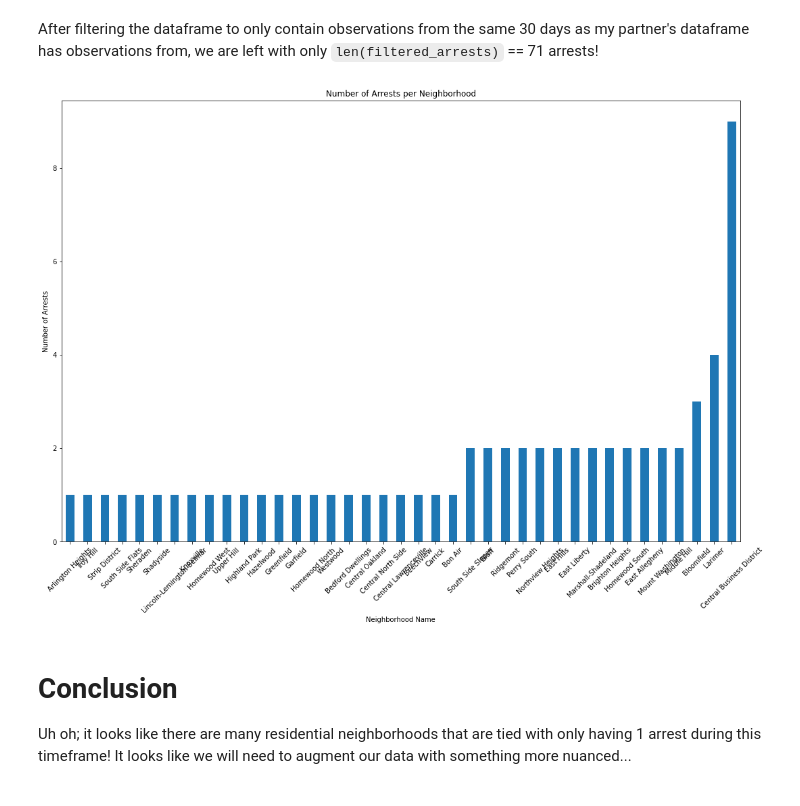
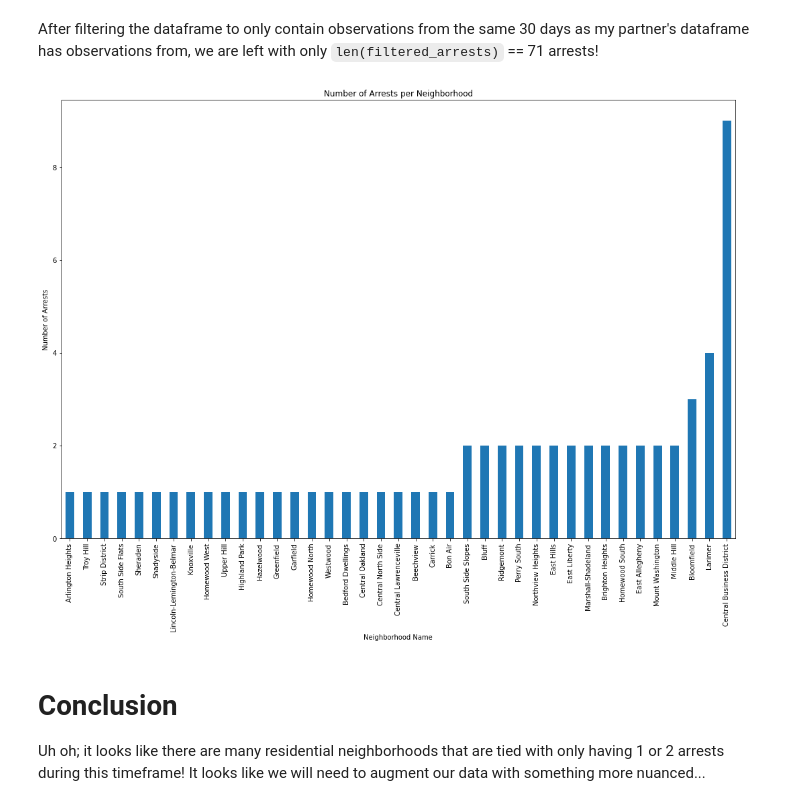
Before and after one commit to vrr11/CMPINF0010-Final-Project, a Jupyter notebook: Vivek.ipynb, the cells around one changed output. Cells and saved outputs as stored; diff of their text form; code cells hidden in the pictures.

```diff
--- a/Vivek.ipynb
+++ b/Vivek.ipynb
@@ -53,26 +53,26 @@ After filtering the dataframe to only contain observations from the same 30 days
 # %%
 # get number of offenses per neighborhood
 offenses_per_neighborhood = filtered_arrests.groupby("INCIDENTNEIGHBORHOOD").count().loc[:, "OFFENSES"]
 
 # sort neighborhoods by number of offenses in ascending order
 sorted_offenses_per_neighborhood = offenses_per_neighborhood.sort_values()
 
 # create a bar plot
 ax = sorted_offenses_per_neighborhood.plot.bar(figsize=(18,12))
 
 # add titles and labels
 ax.set_title('Number of Arrests per Neighborhood')
 ax.set_xlabel('Neighborhood Name')
 ax.set_ylabel('Number of Arrests')
 
 # angle neighborhood labels
-plt.xticks(rotation=45)
+plt.xticks(rotation=90)
 
 # show the plot
 plt.show()
 # %% [output]
-[figure, old version]
+[figure, new version]
 # %% [markdown]
 # Conclusion
 
-Uh oh; it looks like there are many residential neighborhoods that are tied with only having 1 arrest during this timeframe! It looks like we will need to augment our data with something more nuanced...
+Uh oh; it looks like there are many residential neighborhoods that are tied with only having 1 or 2 arrests during this timeframe! It looks like we will need to augment our data with something more nuanced...
```
Also changed, not shown: parts of 1 cell of this notebook, 2 other files.
